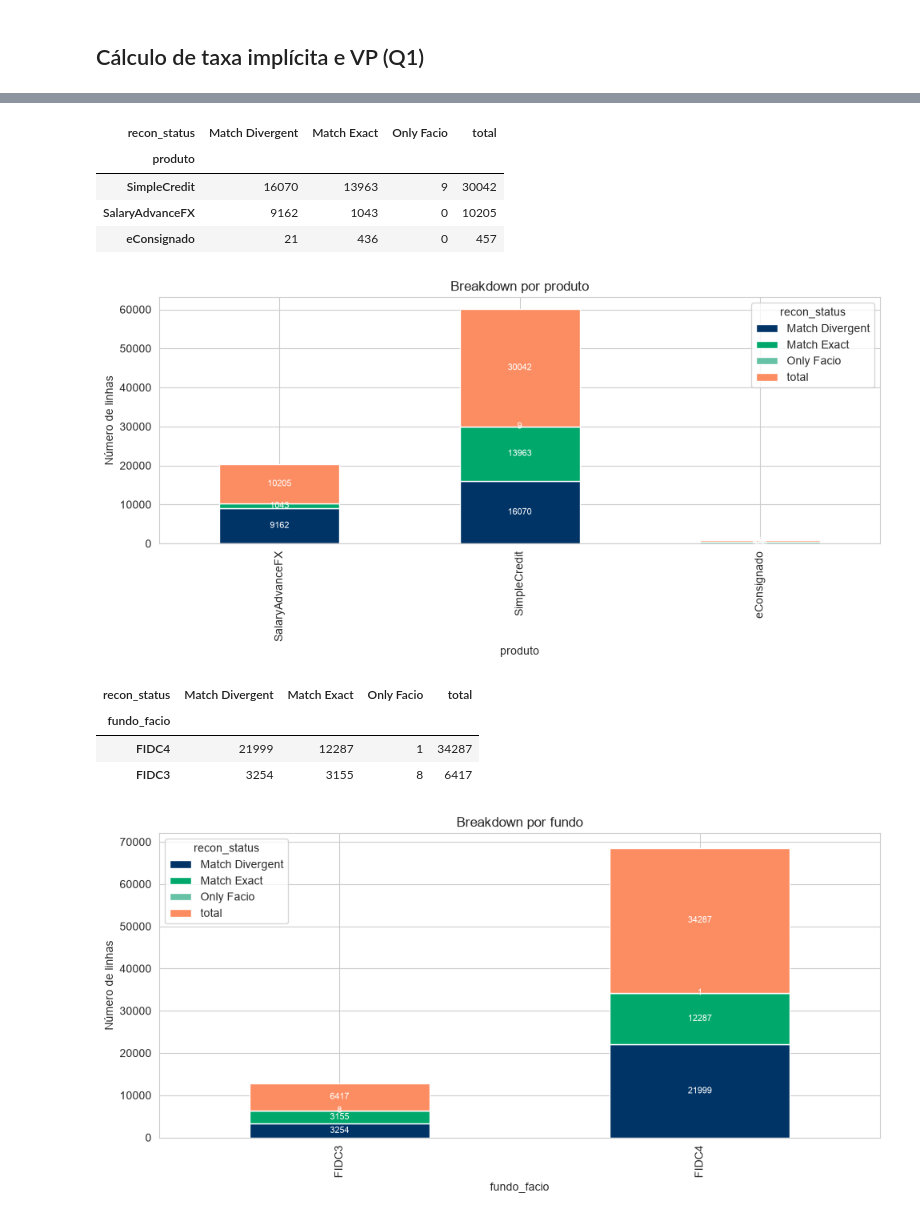
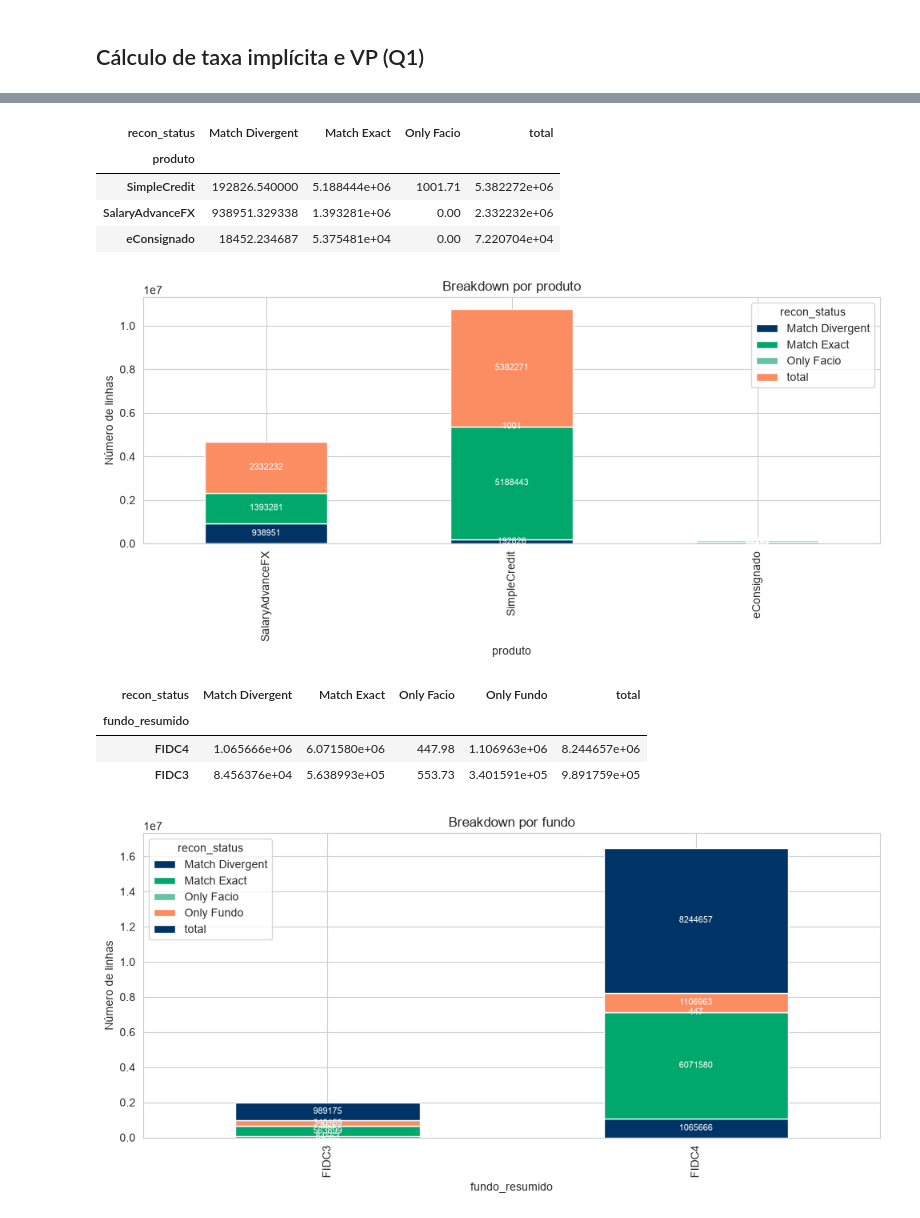
Before and after one commit to caahpaiva/case_facio_financial_reconciliation, a Jupyter notebook: notebooks/01_reconciliation_analysis.ipynb, the cells around one changed output, grey strips where cells are left out. Saved outputs shown, nothing was run; the diff lists cells and outputs as text; code cells hidden in the pictures.

```diff
--- a/notebooks/01_reconciliation_analysis.ipynb
+++ b/notebooks/01_reconciliation_analysis.ipynb
@@ -61,0 +62,20 @@ KPIs: {'total_rows': 49999, 'counts_by_status': {'Match Divergent': 25253, 'Matc
+# %%
+# =====================================
+# Normalização dos nomes dos fundos
+# =====================================
+
+fundo_mapping = {
+    "FACIO 3 FUNDO DE INVESTIMENTO EM DIREITOS CREDITÓRIOS FINANCEIROS DE RESPONSABILIDADE LIMITADA": "FIDC3",
+    "FACIO 4 FUNDO DE INVESTIMENTO EM DIREITOS CREDITÓRIOS FINANCEIROS DE RESPONSABILIDADE LIMITADA": "FIDC4"
+}
+
+
+df["fundo_resumido"] = (
+    df["fundo"]
+    .replace(fundo_mapping)
+    .fillna(df["fundo"])
+)
+
+
+print("Fundos encontrados após normalização:")
+display(df["fundo_resumido"].value_counts())
@@ -89,6 +115,11 @@ Passing `palette` without assigning `hue` is deprecated and will be removed in v
 # %%
 if 'produto' in df.columns:
-    pivot_prod = df.groupby(['produto','recon_status'])['key'].count().unstack(fill_value=0)
+    pivot_prod = (
+    df.groupby(["produto","recon_status"])
+      ["valor_exposicao"]
+      .sum()
+      .unstack(fill_value=0)
+)
     pivot_prod['total'] = pivot_prod.sum(axis=1)
     display(pivot_prod.sort_values('total', ascending=False).head(10))
 
@@ -111,56 +142,56 @@ if 'produto' in df.columns:
 
     # salvar como PNG
     plt.tight_layout()
-    out_path = OUT / "figures" / "breakdown_produto.png"
+    out_path = OUT / "figures" / "breakdown_produto_final.png"
     out_path.parent.mkdir(parents=True, exist_ok=True)
     plt.savefig(out_path, dpi=300, bbox_inches="tight")  # caminho + nome do arquivo
     plt.show()
 # %% [output]
 | recon_status | Match Divergent | Match Exact | Only Facio | total |
 | produto |  |  |  |  |
-| SimpleCredit | 16070 | 13963 | 9 | 30042 |
-| SalaryAdvanceFX | 9162 | 1043 | 0 | 10205 |
-| eConsignado | 21 | 436 | 0 | 457 |
+| SimpleCredit | 192826.540000 | 5.188444e+06 | 1001.71 | 5.382272e+06 |
+| SalaryAdvanceFX | 938951.329338 | 1.393281e+06 | 0.00 | 2.332232e+06 |
+| eConsignado | 18452.234687 | 5.375481e+04 | 0.00 | 7.220704e+04 |
-[figure, old version]
+[figure, new version]
 # %%
 # Breakdown por fundo
-if 'fundo_facio' in df.columns or 'fundo' in df.columns:
-    fundo_col = 'fundo_facio' if 'fundo_facio' in df.columns else 'fundo'
-    pivot_fundo = df.groupby([fundo_col,'recon_status'])['key'].count().unstack(fill_value=0)
+if 'fundo_resumido' in df.columns or 'fundo' in df.columns:
+    fundo_col = 'fundo_resumido' if 'fundo_resumido' in df.columns else 'fundo'
+    pivot_fundo = df.groupby([fundo_col,'recon_status'])['valor_exposicao'].sum().unstack(fill_value=0)
     pivot_fundo['total'] = pivot_fundo.sum(axis=1)
     display(pivot_fundo.sort_values('total', ascending=False))
 
     # plot com paleta Facio
     ax = pivot_fundo.plot(kind='bar', stacked=True, figsize=(10,5),
                           color=facio_palette[:len(pivot_fundo.columns)])
 
     plt.title("Breakdown por fundo")
     plt.ylabel("Número de linhas")
 
     # adicionar rótulos com os valores em cada segmento
     for p in ax.patches:
         width = p.get_width()
         height = p.get_height()
         if height > 0:
             x, y = p.get_xy()
             ax.text(x + width/2, y + height/2,
                     f'{int(height)}',
                     ha='center', va='center', fontsize=8, color='white')
 
 
 
   # salvar como PNG
     plt.tight_layout()
-    out_path = OUT / "figures" / "breakdown_fundo.png"
+    out_path = OUT / "figures" / "breakdown_fundo_final.png"
     out_path.parent.mkdir(parents=True, exist_ok=True)
     plt.savefig(out_path, dpi=300, bbox_inches="tight")  # caminho + nome do arquivo
     plt.show()
 # %% [output]
-| recon_status | Match Divergent | Match Exact | Only Facio | total |
-| fundo_facio |  |  |  |  |
-| FIDC4 | 21999 | 12287 | 1 | 34287 |
-| FIDC3 | 3254 | 3155 | 8 | 6417 |
+| recon_status | Match Divergent | Match Exact | Only Facio | Only Fundo | total |
+| fundo_resumido |  |  |  |  |  |
+| FIDC4 | 1.065666e+06 | 6.071580e+06 | 447.98 | 1.106963e+06 | 8.244657e+06 |
+| FIDC3 | 8.456376e+04 | 5.638993e+05 | 553.73 | 3.401591e+05 | 9.891759e+05 |
-[figure, old version]
+[figure, new version]
 # %%
 # Definir paleta Facio
 facio_palette = ["#003366", "#00A86B", "#66C2A5", "#FC8D62"]
```
Also changed, not shown: parts of 17 cells of this notebook, 9 other files.
